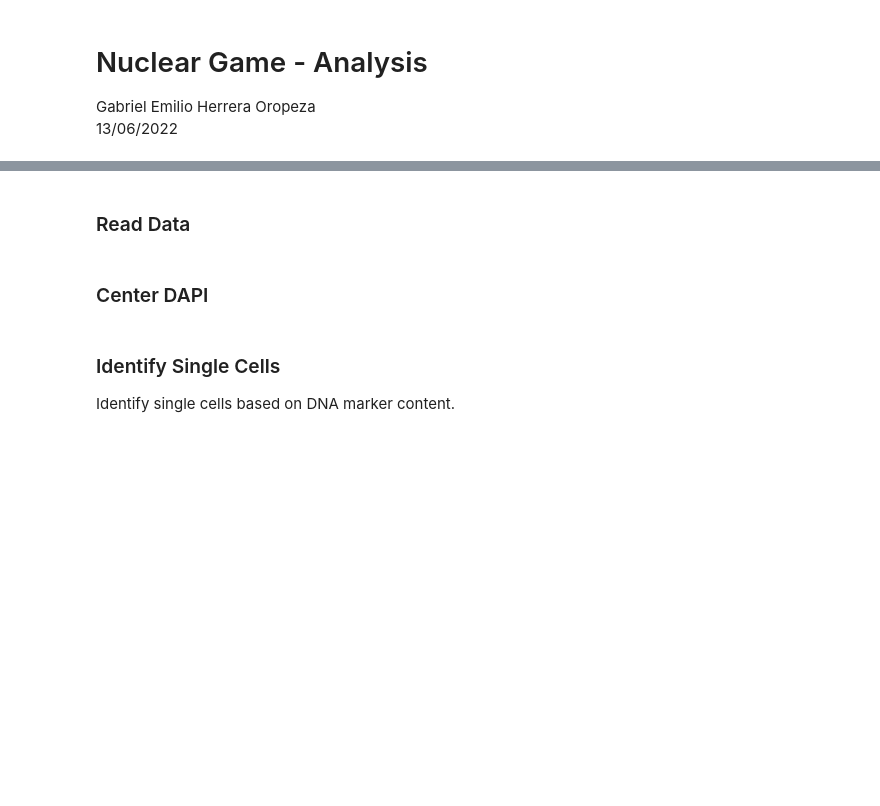
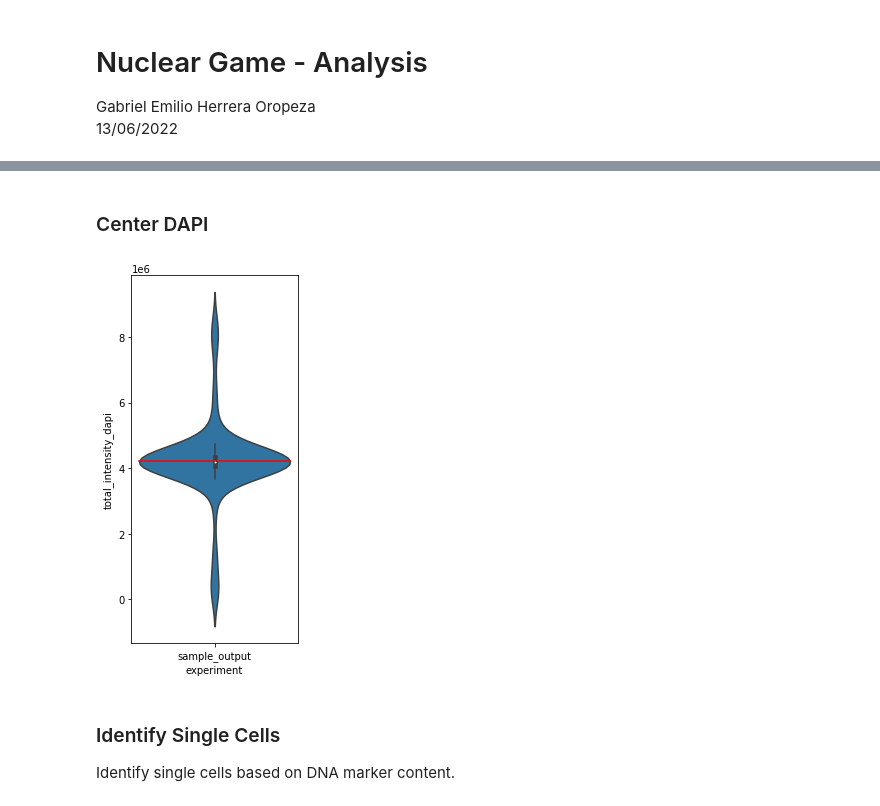
Before and after one commit to f-hamidlab/nuclearpy, a Jupyter notebook: docs/ng_analysis.ipynb, the cells around one changed output, grey strips where cells are left out. Saved outputs shown, nothing was run; the diff lists cells and outputs as text; code cells hidden in the pictures; blank space fills up the shorter version.

```diff
--- a/docs/ng_analysis.ipynb
+++ b/docs/ng_analysis.ipynb
@@ -391,2 +16,0 @@ while True:
-# %% [markdown]
-### Read Data
@@ -405,7 +17,12 @@ for n, file in enumerate(within_experiment):
+# %%
+path_to_experiments = "../data"
+data = ngt.import_ng_data(path_to_experiments)
 # %% [markdown]
 ### Center DAPI
 # %%
-data = centerDAPI(data, splitBy = "experiment", nbins = 100, showPlot = True)
+data = ngt.centerDAPI(data, splitBy = "experiment", nbins = 100, showPlot = True)
+# %% [output]
+[figure, added]
 # %% [markdown]
 ### Identify Single Cells
 Identify single cells based on DNA marker content.
```
Also changed, not shown: parts of 30 cells of this notebook, 1 other file.
